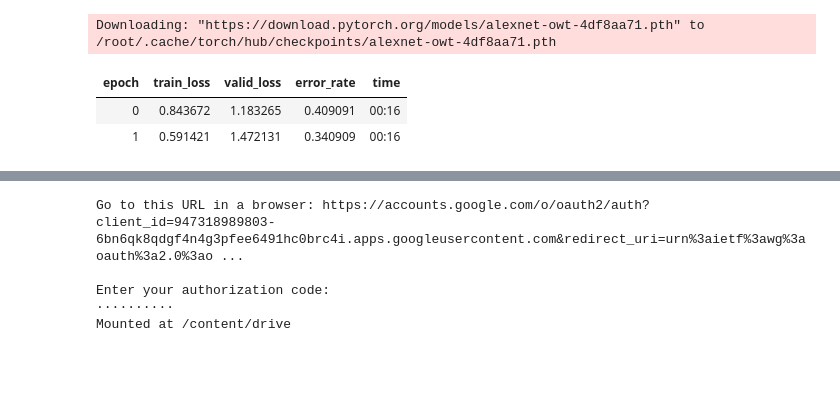
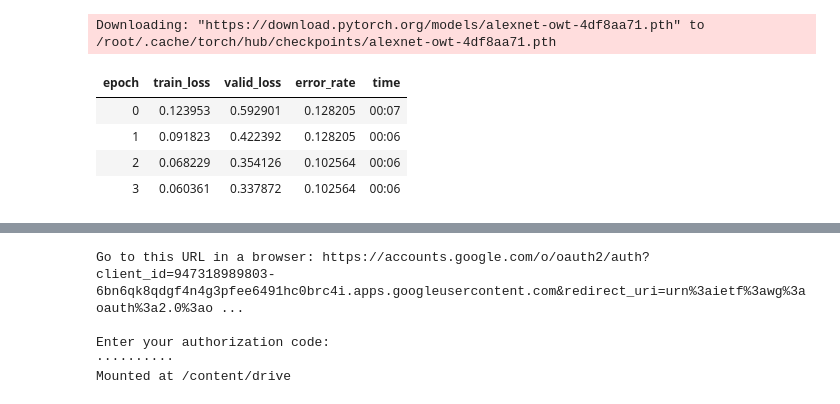
Before and after one commit to nupur1262/Geeksman_AISquad_Project2_NUPUR1, a Jupyter notebook: Final Training.ipynb, the cells around one changed output, grey strips where cells are left out. Saved outputs shown, nothing was run; the diff lists cells and outputs as text; code cells hidden in the pictures; blank space fills up the shorter version.

```diff
--- a/Final Training.ipynb
+++ b/Final Training.ipynb
@@ -52,7 +127,7 @@ import warnings
 warnings.filterwarnings("ignore")
 # %%
 tfms = get_transforms(do_flip=True, flip_vert=False, max_rotate=10.0, max_zoom=1.1, max_lighting=0.2, max_warp=0.2, p_affine=0.75, p_lighting=0.75, )
-data = ImageDataBunch.from_folder(Path("train_data"), train=".", valid_pct=0.2,ds_tfms=get_transforms(), size=224, num_workers=4).normalize(imagenet_stats)
+data = ImageDataBunch.from_folder(Path("training"), train=".", valid_pct=0.2,ds_tfms=get_transforms(), size=224, num_workers=4).normalize(imagenet_stats)
 # %%
 data.classes
 # %% [output]
@@ -68,8 +143,10 @@ alexnet_learn=cnn_learner(data, models.alexnet, metrics=error_rate)
 # %% [output]
 Downloading: "https://download.pytorch.org/models/alexnet-owt-4df8aa71.pth" to /root/.cache/torch/hub/checkpoints/alexnet-owt-4df8aa71.pth
 # %%
-alexnet_learn.fit_one_cycle(2)
+alexnet_learn.fit_one_cycle(4)
 # %% [output]
 | epoch | train_loss | valid_loss | error_rate | time |
-| 0 | 0.843672 | 1.183265 | 0.409091 | 00:16 |
-| 1 | 0.591421 | 1.472131 | 0.340909 | 00:16 |
+| 0 | 0.123953 | 0.592901 | 0.128205 | 00:07 |
+| 1 | 0.091823 | 0.422392 | 0.128205 | 00:06 |
+| 2 | 0.068229 | 0.354126 | 0.102564 | 00:06 |
+| 3 | 0.060361 | 0.337872 | 0.102564 | 00:06 |
```
Also changed, not shown: parts of 18 cells of this notebook.
